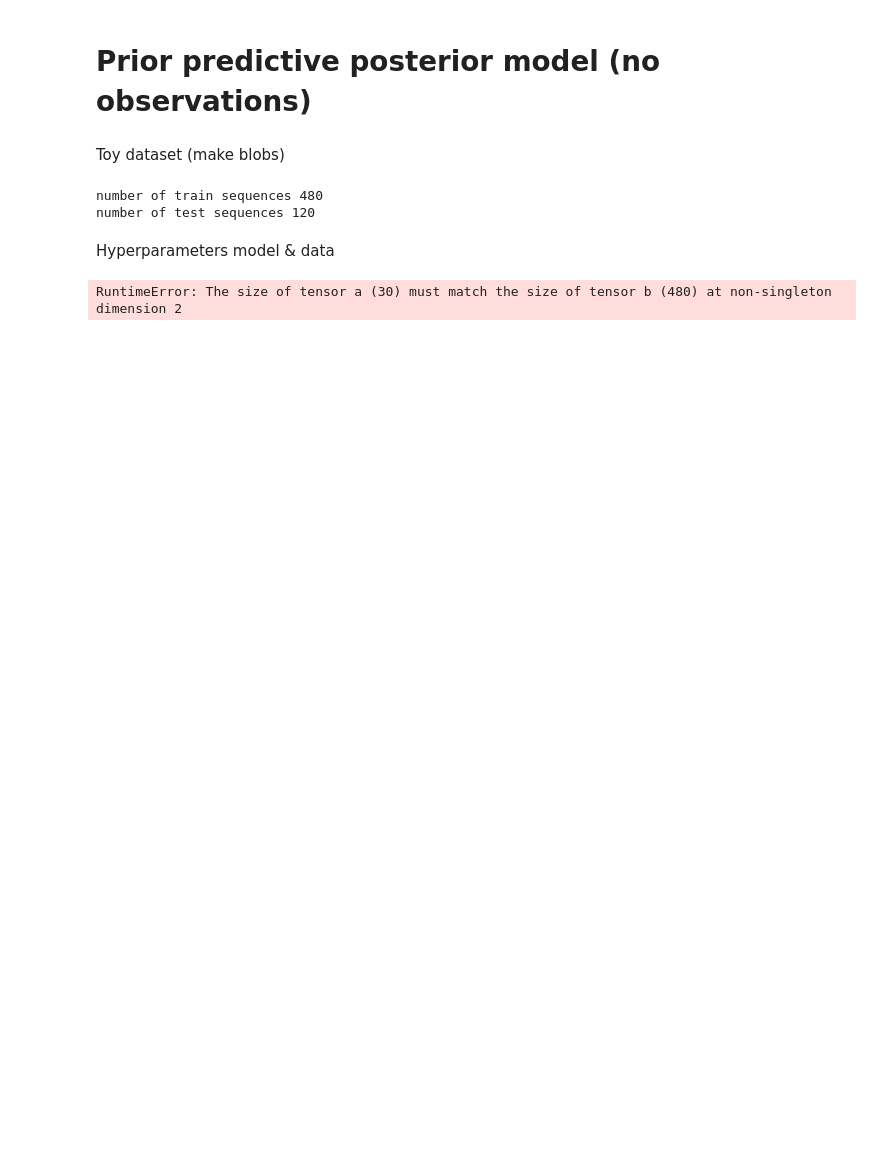
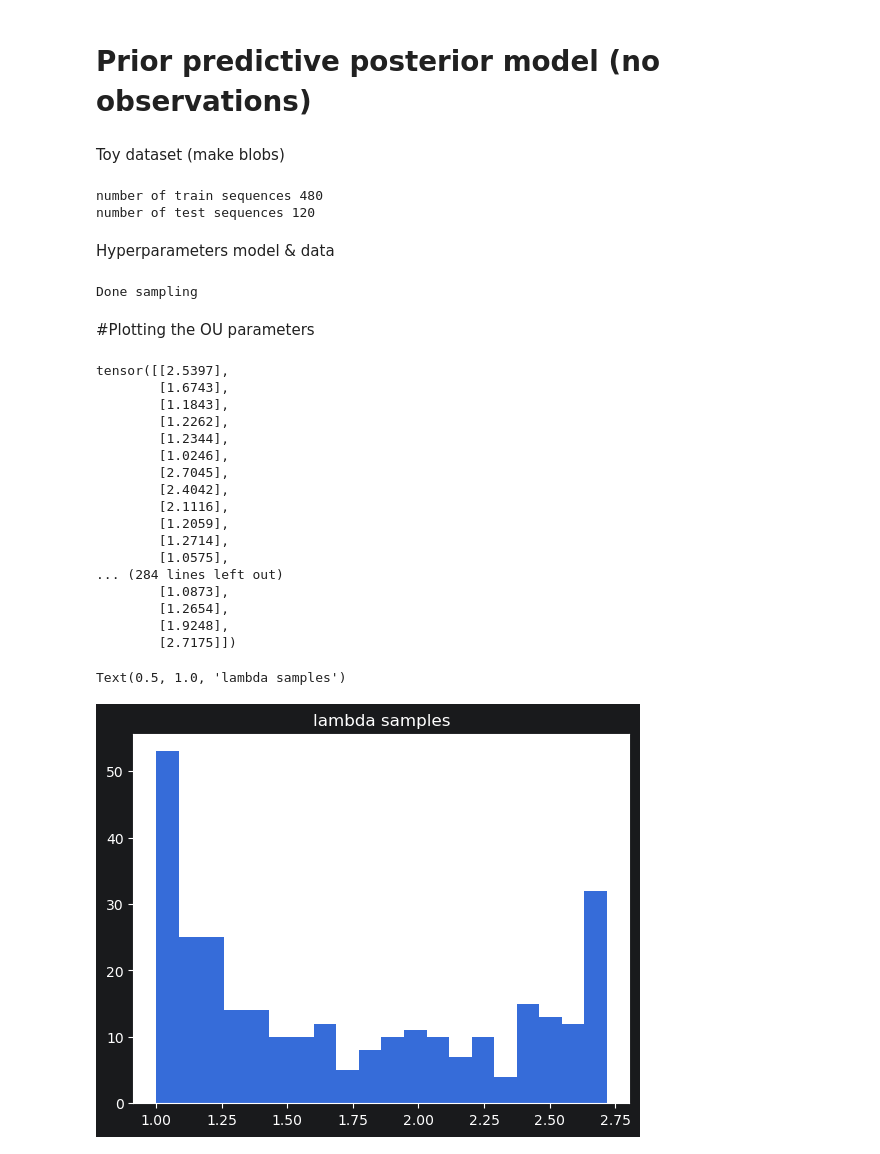
Before and after one commit to LysSanzMoreta/DRAUPNIR_ASR, a Jupyter notebook: draupnir/src/draupnir/extras/test_prior_toy_dataset.ipynb, the cells around one changed output. Saved outputs shown, nothing was run; the diff lists cells and outputs as text; code cells hidden in the pictures; blank space fills up the shorter version.

```diff
--- a/draupnir/src/draupnir/extras/test_prior_toy_dataset.ipynb
+++ b/draupnir/src/draupnir/extras/test_prior_toy_dataset.ipynb
@@ -674,13 +694,39 @@ init_params = dict(z_dim=z_dim,
                    n_leaves_batch = n_train,
                    n_leaves_internal_batch = n_seqs,
                    n_internal_batch = n_seqs - n_train,
-                   method = "2" # 1 is normal Draupnir, 0 is no kernel function, 5
+                   method = "5" # 1 is normal Draupnir, 0 is no kernel function, 3, 5 and 4 are the other priors
                    )
 
-test_latent_samples,test_covariance_samples, train_map_estimates_collection = TestModel(init_params,test_patristic,tree_height=1).generate_samples(train_patristic,full_patristic,n_samples=5)
+test_latent_samples,test_covariance_samples, train_map_estimates_collection = TestModel(init_params,test_patristic,tree_height=1).generate_samples(train_patristic,full_patristic,n_samples=300)
 print("Done sampling")
 # %% [output]
-RuntimeError: The size of tensor a (30) must match the size of tensor b (480) at non-singleton dimension 2
+Done sampling
+# %% [markdown]
+#Plotting the OU parameters
+# %%
+print(train_map_estimates_collection["ou_params"]["lambd"])
+plt.hist(train_map_estimates_collection["ou_params"]["lambd"].flatten(),bins=20)
+plt.title("lambda samples")
+# %% [output]
+tensor([[2.5397],
+        [1.6743],
+        [1.1843],
+        [1.2262],
+        [1.2344],
+        [1.0246],
+        [2.7045],
+        [2.4042],
+        [2.1116],
+        [1.2059],
+        [1.2714],
+        [1.0575],
+... (284 lines left out)
+        [1.0873],
+        [1.2654],
+        [1.9248],
+        [2.7175]])
+Text(0.5, 1.0, 'lambda samples')
+[figure, added]
 # %%
 color_map21 = matplotlib.colors.ListedColormap(
     ["plum", "navy", "turquoise", "peachpuff", "palevioletred", "red", "darkorange", "yellow", "lime", "green",
```
Also changed, not shown: parts of 2 cells of this notebook, 8 other files.
